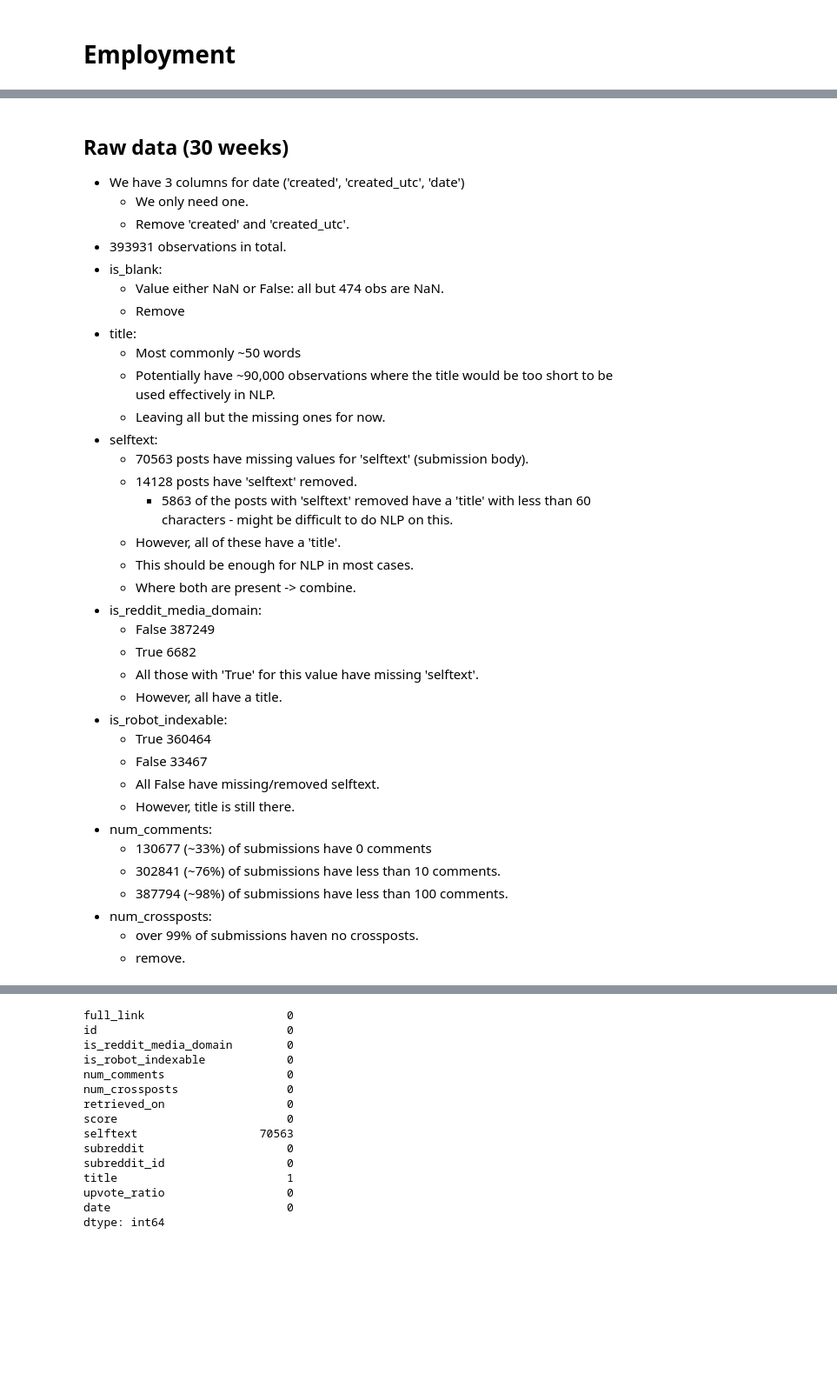
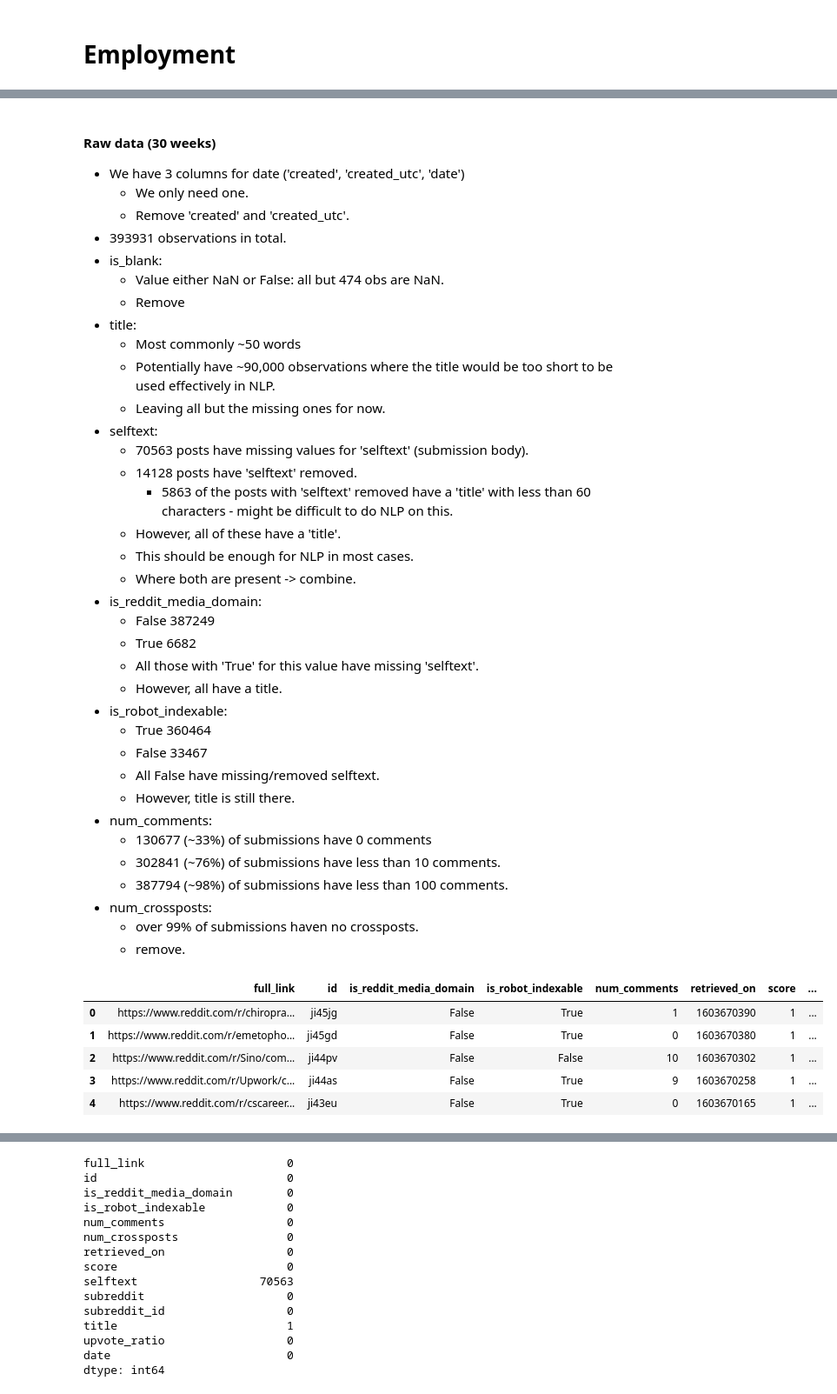
Before and after one commit to factitious/survey_v_social_media, a Jupyter notebook: Methods/Scripts/Reddit/Main.ipynb, the cells around one changed output, grey strips where cells are left out. Shown at 87% size. Cells and saved outputs as stored; diff of their text form; code cells hidden in the pictures; blank space fills up the shorter version.

```diff
--- a/Methods/Scripts/Reddit/Main.ipynb
+++ b/Methods/Scripts/Reddit/Main.ipynb
@@ -75,5 +97,5 @@ emp_logs_clean.to_csv(emp_logs_path, index = False, header = True)
 # %% [markdown]
-## Raw data (30 weeks)
+#### Raw data (30 weeks)
 
 * We have 3 columns for date ('created', 'created_utc', 'date')
     * We only need one.
@@ -125,3 +147,12 @@ def clean_df_1a(df):
 emp_df_clean = clean_df_1a(emp_df)
 emp_df_path = '/Volumes/Survey_Social_Media_Compare/Methods/Data/Reddit/Raw/Employment/Aggregate/emp_df.csv'
 emp_df_clean.to_csv(emp_df_path, index = False, header = True)
+# %%
+emp_df_clean.head()
+# %% [output]
+|  | full_link | id | is_reddit_media_domain | is_robot_indexable | num_comments | retrieved_on | score | ... |
+| 0 | https://www.reddit.com/r/chiropra... | ji45jg | False | True | 1 | 1603670390 | 1 | ... |
+| 1 | https://www.reddit.com/r/emetopho... | ji45gd | False | True | 0 | 1603670380 | 1 | ... |
+| 2 | https://www.reddit.com/r/Sino/com... | ji44pv | False | False | 10 | 1603670302 | 1 | ... |
+| 3 | https://www.reddit.com/r/Upwork/c... | ji44as | False | True | 9 | 1603670258 | 1 | ... |
+| 4 | https://www.reddit.com/r/cscareer... | ji43eu | False | True | 0 | 1603670165 | 1 | ... |
```
Also changed, not shown: parts of 12 cells of this notebook, 4 other files.
